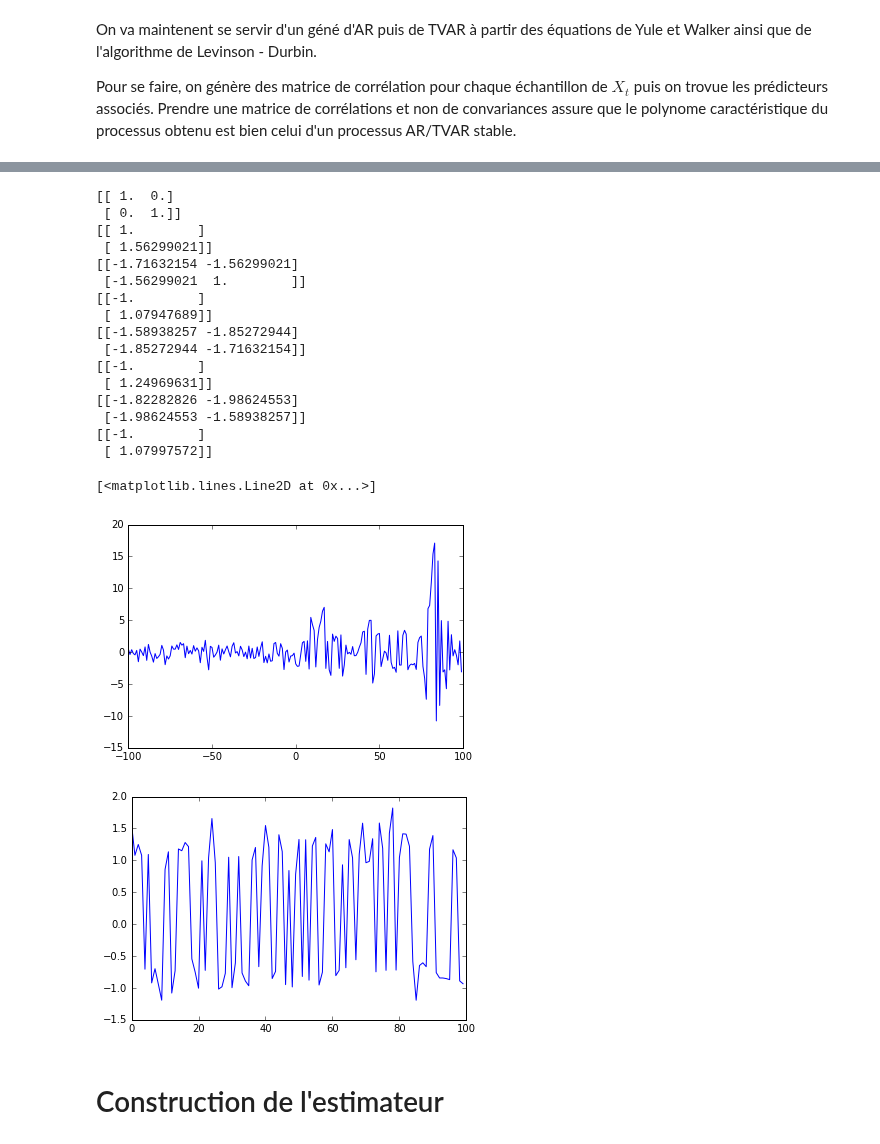
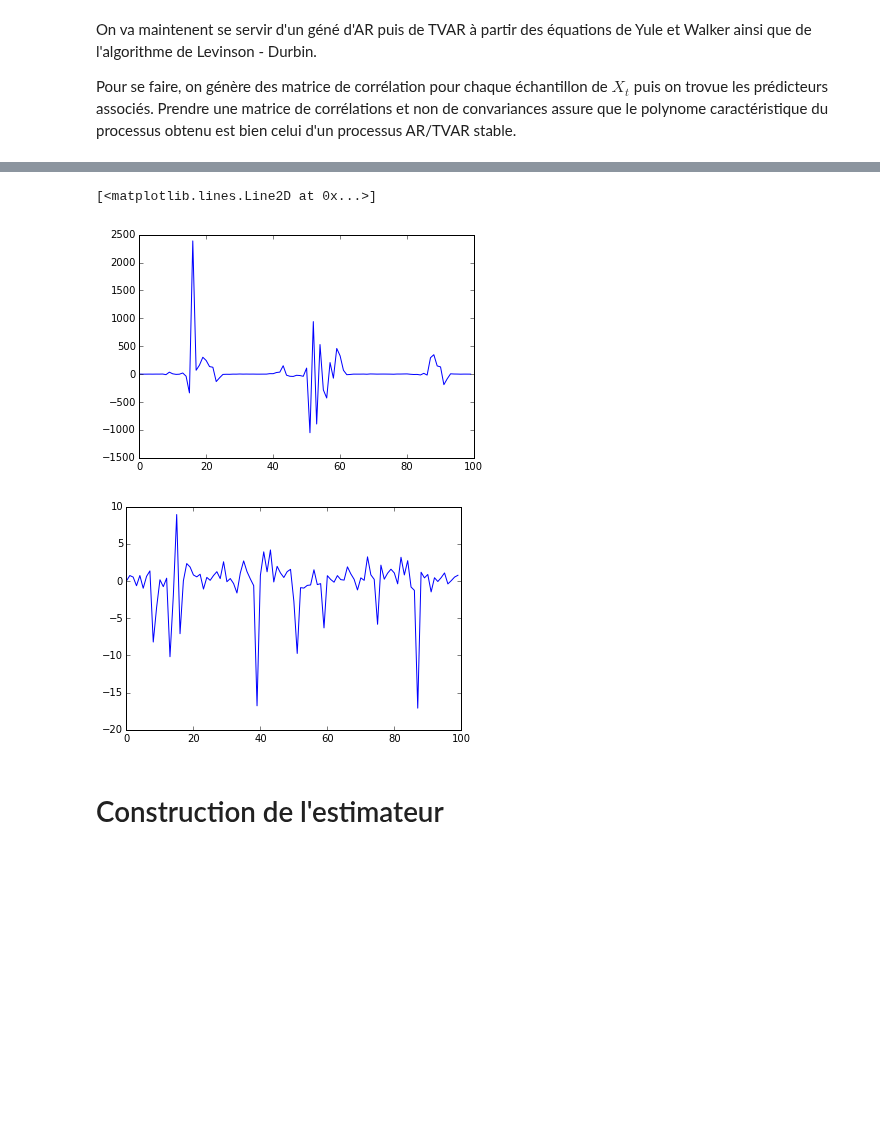
Before and after one commit to jngod2011/TVAR_Prediction, a Jupyter notebook: SIGMA205_exemple_TVAR(2).ipynb, the cells around one changed output, grey strips where cells are left out. Drawn from its saved outputs; the diff is of its cells as text; code cells hidden in the pictures; blank space fills up the shorter version.

Commit message:
Debug de la génération du TVAR par Levinson

```diff
--- a/SIGMA205_exemple_TVAR(2).ipynb
+++ b/SIGMA205_exemple_TVAR(2).ipynb
@@ -277,70 +274,46 @@ plt.plot(theta[0,:].T)
 # %%
 def generation_TVAR_bis(d, T, epsilon):
-    """ generation d'un vecteur de taille 2T dont le zéro se situe à l'indice T"""
+    """ generation d'un vecteur de taille 2T dont le zéro se situe à l'indice T
+        par une génération plus fine de la matrice de covariance.
+        On prend en compte les coefficients d'avant"""
+
     X = epsilon
     theta = np.matrix(np.zeros((d+1, T)))
 
     Gamma = np.eye(d+1) # matrice d'autocorrelation d'ordre d+1 pour t < 0 où X = epsilon
 
     for t in np.arange(T):
-        gamma = 1 * np.random.rand(d+1) - 2 #On génère de nouvelles correlations entre -100 et 100
-                                            # Elles correspondent eux E[X(t)X(t-i)] pour i = 0...d
-        #Gamma = np.matrix(toeplitz(gamma))
-
-        if t< 4:
-            print(Gamma)
-
+        gamma = 0.2 * np.random.rand(d+1) - 0.1 #On génère de nouvelles correlations entre -1 et 1
+                                            # Elles correspondent aux E[X(t)X(t-i)] pour i = 0...d
         Gamma_new = np.zeros((d+1,d+1))
         Gamma_new[1:,1:] = Gamma[:-1,:-1]
         Gamma_new[0,:] = gamma
         Gamma_new[1:,0] = gamma[1:]
-
         Gamma = Gamma_new
 
         L = np.matrix(np.zeros((d+1,1)))
         L[0,0] = 1
 
         theta[:,t] = - pinv(Gamma) * L
-
         theta[:,t] = theta[:,t] / abs(theta[0,t])
-
-
-        if(t<4):
-            print(theta[:,t])
 
         X[T + t] = np.dot(X[T+t-d:T+t][::-1], theta[1:,t]) + epsilon[T + t]
 
     return X, theta
 
 T = 100
 p = 1
 epsilon = np.random.randn(2*T)
 
 X, theta = generation_TVAR_bis(p, T, epsilon)
 
-plt.plot(np.arange(2*T)-T,X)
+plt.plot(np.arange(T),X[T:])
 plt.figure(2)
 plt.plot(np.arange(T),theta[1,:].T)
 # %% [output]
-[[ 1.  0.]
- [ 0.  1.]]
-[[ 1.        ]
- [ 1.56299021]]
-[[-1.71632154 -1.56299021]
- [-1.56299021  1.        ]]
-[[-1.        ]
- [ 1.07947689]]
-[[-1.58938257 -1.85272944]
- [-1.85272944 -1.71632154]]
-[[-1.        ]
- [ 1.24969631]]
-[[-1.82282826 -1.98624553]
- [-1.98624553 -1.58938257]]
-[[-1.        ]
- [ 1.07997572]]
+[<matplotlib.lines.Line2D at 0x...>]
-[<matplotlib.lines.Line2D at 0x...>]
-[figure, old version]
+[figure, new version]
-[figure, old version]
+[figure, new version]
 # %% [markdown]
 # Construction de l'estimateur
 # %% [markdown]
```
Also changed, not shown: parts of 13 cells of this notebook, 1 other file.
